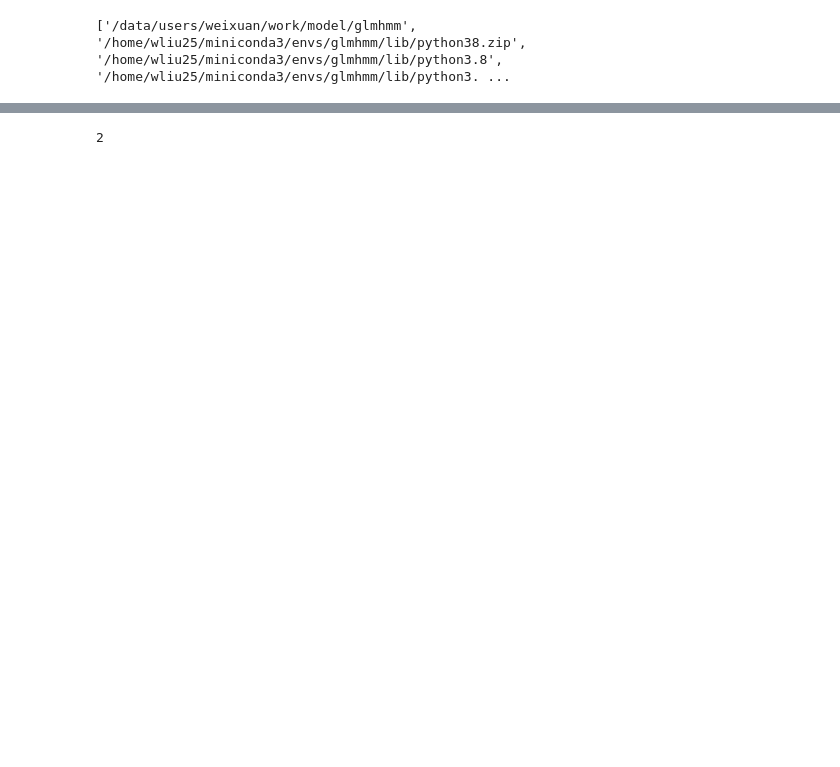
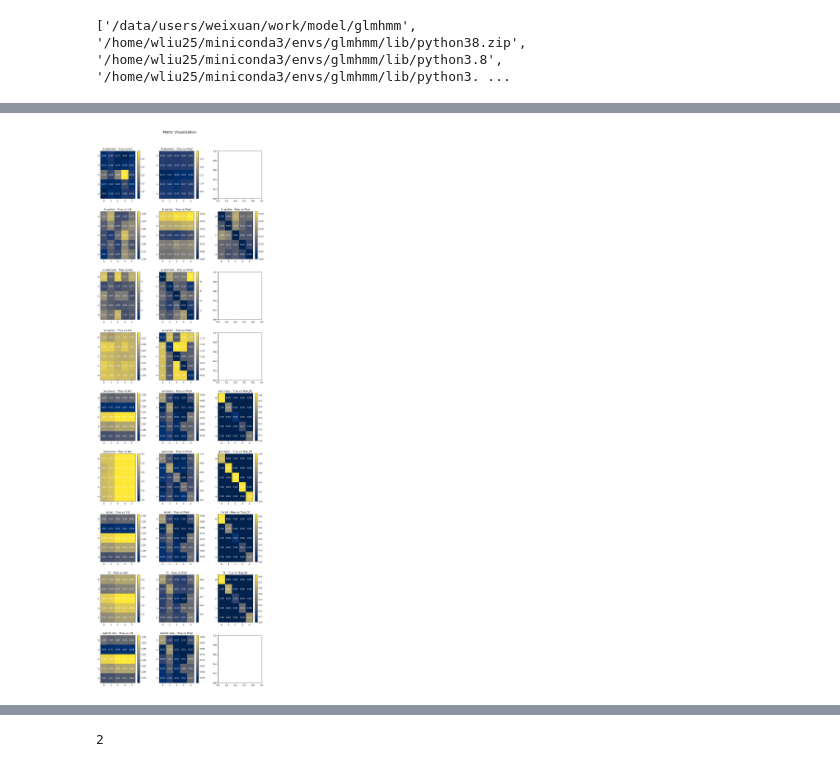
Before and after one commit to weixuanliu11/flytrack, a Jupyter notebook: model/glmhmm/metric testing.ipynb, the cells around one changed output, grey strips where cells are left out. Drawn from its saved outputs; the diff is of its cells as text; code cells hidden in the pictures; blank space fills up the shorter version.

```diff
--- a/model/glmhmm/metric testing.ipynb
+++ b/model/glmhmm/metric testing.ipynb
@@ -249,0 +444,4 @@ array([[[[0.46644539, 0.13940231, 0.18187945, 0.13936921, 0.632     ,
+# %%
+metric_comp(storage_all)
+# %% [output]
+[figure, added]
```
Also changed, not shown: parts of 21 cells of this notebook, 2 other files.
